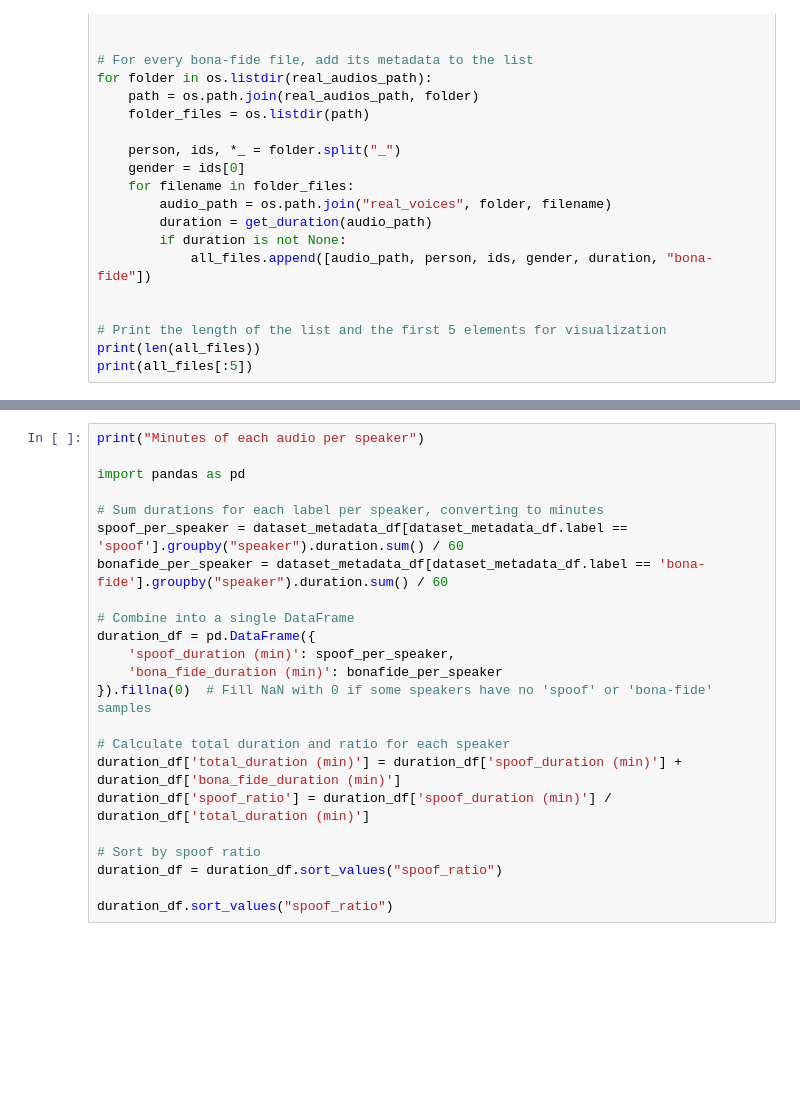
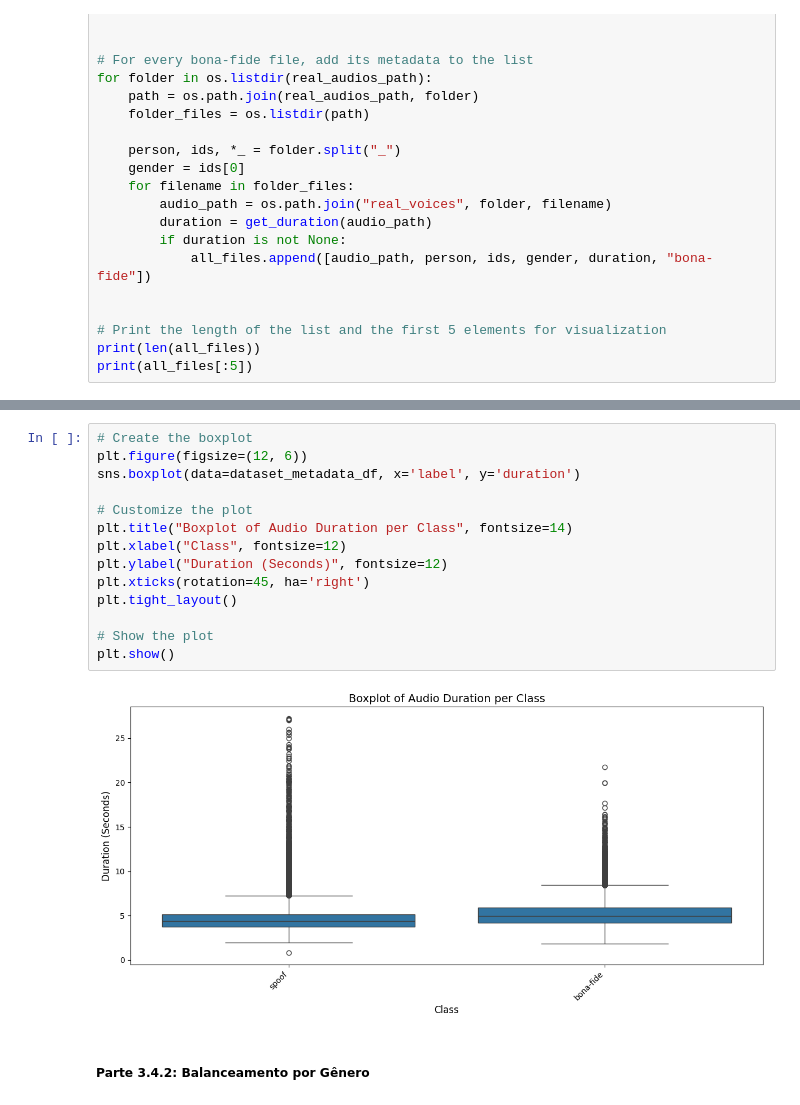
Before and after one commit to KARAS-SSL/AUDIOS, a Jupyter notebook: notebooks/dataset_exploration.ipynb, the cells around one changed output, grey strips where cells are left out. Saved outputs shown, nothing was run; the diff lists cells and outputs as text; blank space fills up the shorter version.

```diff
--- a/notebooks/dataset_exploration.ipynb
+++ b/notebooks/dataset_exploration.ipynb
@@ -220,23 +450,18 @@ counts_df.sort_values("spoof_ratio")
-# %%
-print("Minutes of each audio per speaker")
-
-import pandas as pd
-
-# Sum durations for each label per speaker, converting to minutes
-spoof_per_speaker = dataset_metadata_df[dataset_metadata_df.label == 'spoof'].groupby("speaker").duration.sum() / 60
-bonafide_per_speaker = dataset_metadata_df[dataset_metadata_df.label == 'bona-fide'].groupby("speaker").duration.sum() / 60
-
-# Combine into a single DataFrame
-duration_df = pd.DataFrame({
-    'spoof_duration (min)': spoof_per_speaker,
-    'bona_fide_duration (min)': bonafide_per_speaker
-}).fillna(0)  # Fill NaN with 0 if some speakers have no 'spoof' or 'bona-fide' samples
-
-# Calculate total duration and ratio for each speaker
-duration_df['total_duration (min)'] = duration_df['spoof_duration (min)'] + duration_df['bona_fide_duration (min)']
-duration_df['spoof_ratio'] = duration_df['spoof_duration (min)'] / duration_df['total_duration (min)']
-
-# Sort by spoof ratio
-duration_df = duration_df.sort_values("spoof_ratio")
-
-duration_df.sort_values("spoof_ratio")
+# %%
+# Create the boxplot
+plt.figure(figsize=(12, 6))
+sns.boxplot(data=dataset_metadata_df, x='label', y='duration')
+
+# Customize the plot
+plt.title("Boxplot of Audio Duration per Class", fontsize=14)
+plt.xlabel("Class", fontsize=12)
+plt.ylabel("Duration (Seconds)", fontsize=12)
+plt.xticks(rotation=45, ha='right')
+plt.tight_layout()
+
+# Show the plot
+plt.show()
+# %% [output]
+[figure, added]
+# %% [markdown]
+##### Parte 3.4.2: Balanceamento por Gênero
```
Also changed, not shown: parts of 49 cells of this notebook.
